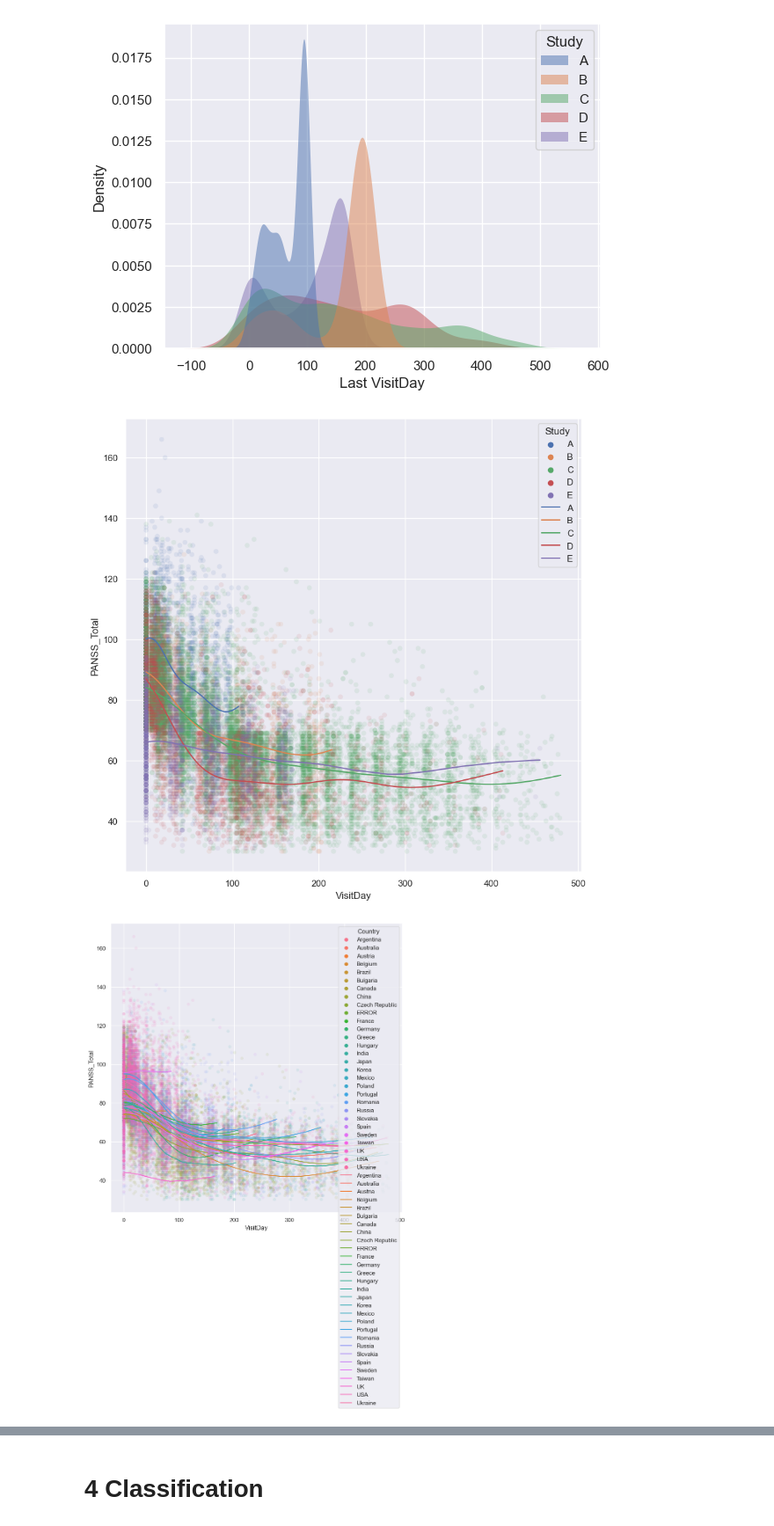
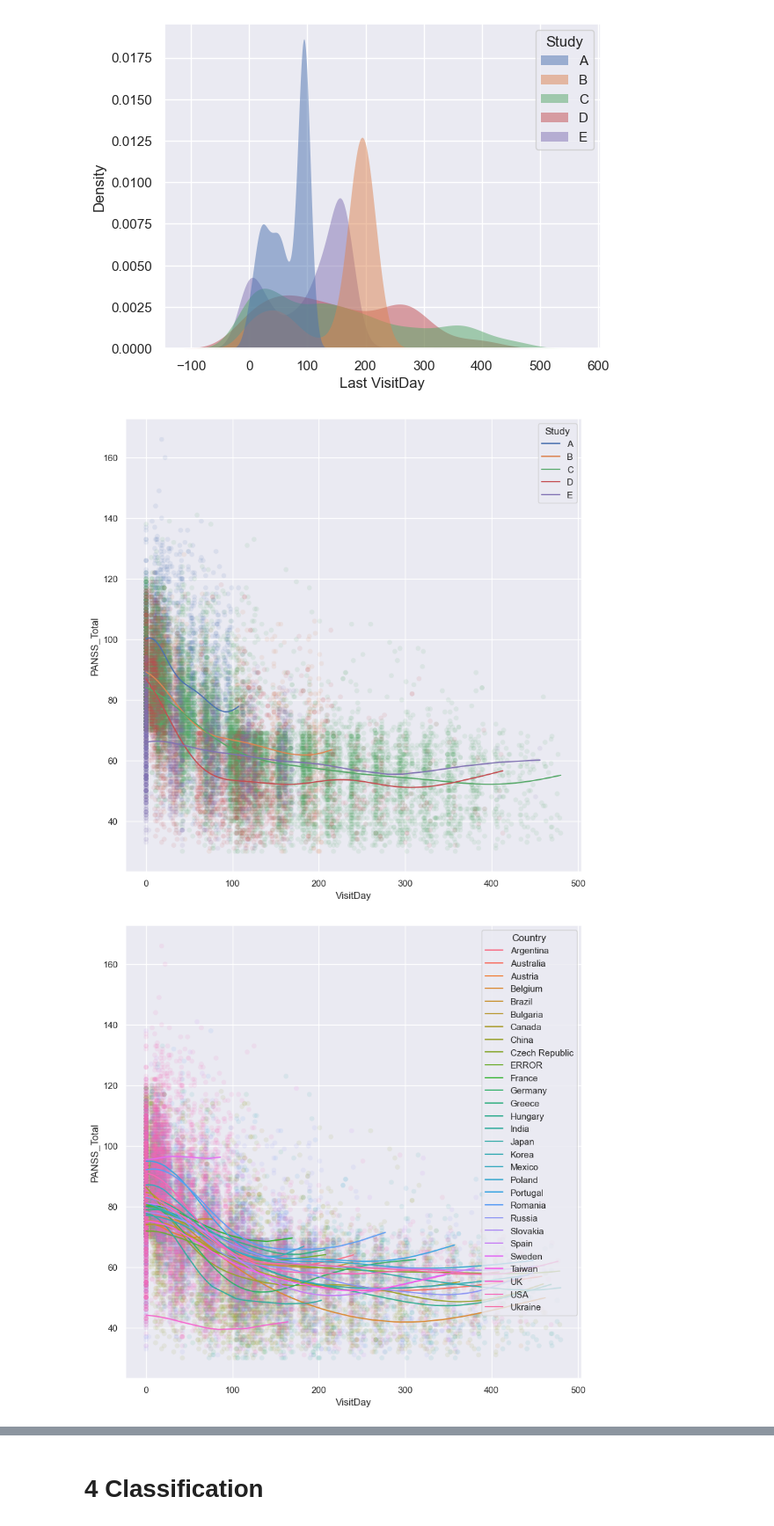
Before and after one commit to AlistairKeiller/STATS-202-final, a Jupyter notebook: final.ipynb, the cells around one changed output, grey strips where cells are left out. Shown at 88% size. Cells and saved outputs as stored; diff of their text form; code cells hidden in the pictures.

Commit message:
update graphs

```diff
--- a/final.ipynb
+++ b/final.ipynb
@@ -418,6 +418,7 @@ sns.scatterplot(
     alpha=0.1,
     data=data.sort_values("Study"),
     linewidth=0,
+    legend=False
 )
 sns.lineplot(
     x="VisitDay",
@@ -447,7 +448,7 @@ sns.lineplot(
 )
 plt.show()
 # %% [output]
-[figure, old version]
+[figure, new version]
 # %%
 plt.figure(figsize=(10, 10))
 sns.scatterplot(
@@ -457,6 +458,7 @@ sns.scatterplot(
     alpha=0.1,
     data=data.sort_values("Country"),
     linewidth=0,
+    legend=False
 )
 sns.lineplot(
     x="VisitDay",
@@ -465,31 +467,31 @@ sns.lineplot(
     data=pd.DataFrame(
         {
             "Country": np.concatenate(
                 [
                     data[data.Country == Country].Country
                     for Country in np.unique(data.Country)
                 ]
             ),
             "VisitDay": np.concatenate(
                 [
                     data[data.Country == Country].VisitDay
                     for Country in np.unique(data.Country)
                 ]
             ),
             "PANSS_Total": np.concatenate(
                 [
                     SVR()
                     .fit(
                         data[data.Country == Country][["VisitDay"]],
                         data[data.Country == Country].PANSS_Total,
                     )
                     .predict(data[data.Country == Country][["VisitDay"]])
                     for Country in np.unique(data.Country)
                 ]
             ),
         }
     ),
 )
 plt.show()
 # %% [output]
-[figure, old version]
+[figure, new version]
```
Also changed, not shown: parts of 8 cells of this notebook.
